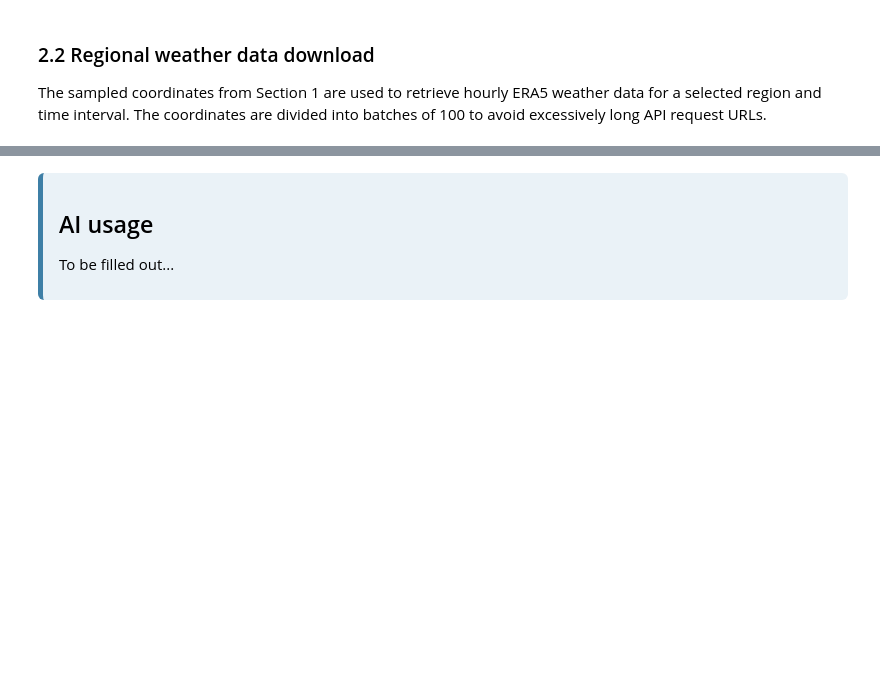
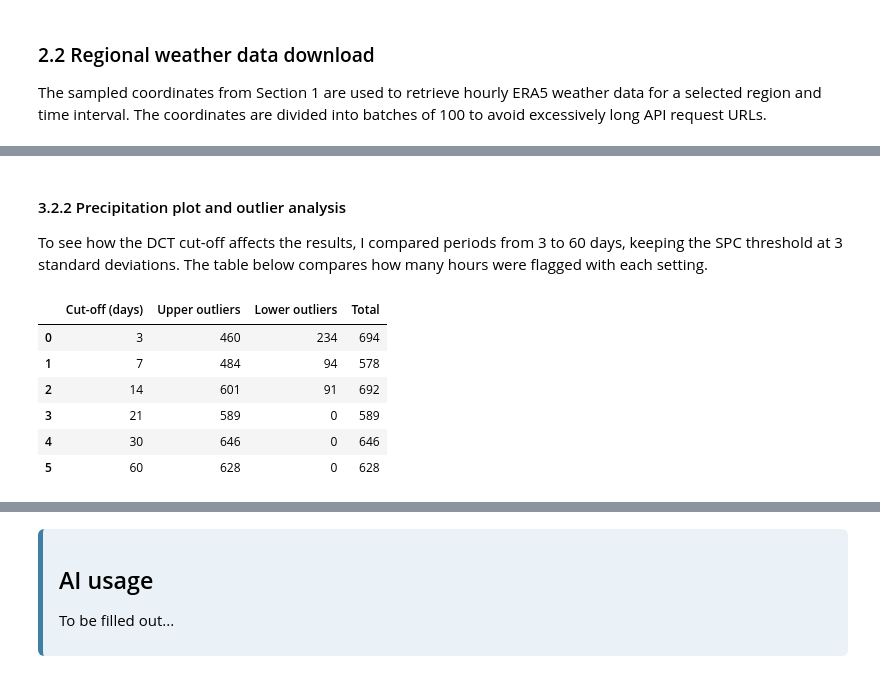
Before and after one commit to kahalandkh/IND320-kahaland, a Jupyter notebook: notebooks/project_work_part3.ipynb, the cells around one changed output, grey strips where cells are left out. Drawn from its saved outputs; the diff is of its cells as text; code cells hidden in the pictures; blank space fills up the shorter version.

```diff
--- a/notebooks/project_work_part3.ipynb
+++ b/notebooks/project_work_part3.ipynb
@@ -320,0 +401,23 @@ API responses: 1000
+# %% [markdown]
+#### 3.2.2 Precipitation plot and outlier analysis
+
+To see how the DCT cut-off affects the results, I compared periods from 3 to 60 days, keeping the SPC threshold at 3 standard deviations. The table below compares how many hours were flagged with each setting.
+# %%
+comparison = []
+
+for days in [3, 7, 14, 21, 30, 60]:
+    fig, _, summary = precipitation_spc(no3_hourly, cutoff_days=days)
+    plt.close(fig)
+
+    comparison.append({"Cut-off (days)": days, "Upper outliers": summary["upper_outliers"],
+                       "Lower outliers": summary["lower_outliers"], "Total": summary["outliers"]})
+
+display(pd.DataFrame(comparison))
+# %% [output]
+|  | Cut-off (days) | Upper outliers | Lower outliers | Total |
+| 0 | 3 | 460 | 234 | 694 |
+| 1 | 7 | 484 | 94 | 578 |
+| 2 | 14 | 601 | 91 | 692 |
+| 3 | 21 | 589 | 0 | 589 |
+| 4 | 30 | 646 | 0 | 646 |
+| 5 | 60 | 628 | 0 | 628 |
```
Also changed, not shown: parts of 13 cells of this notebook, 5 other files.
